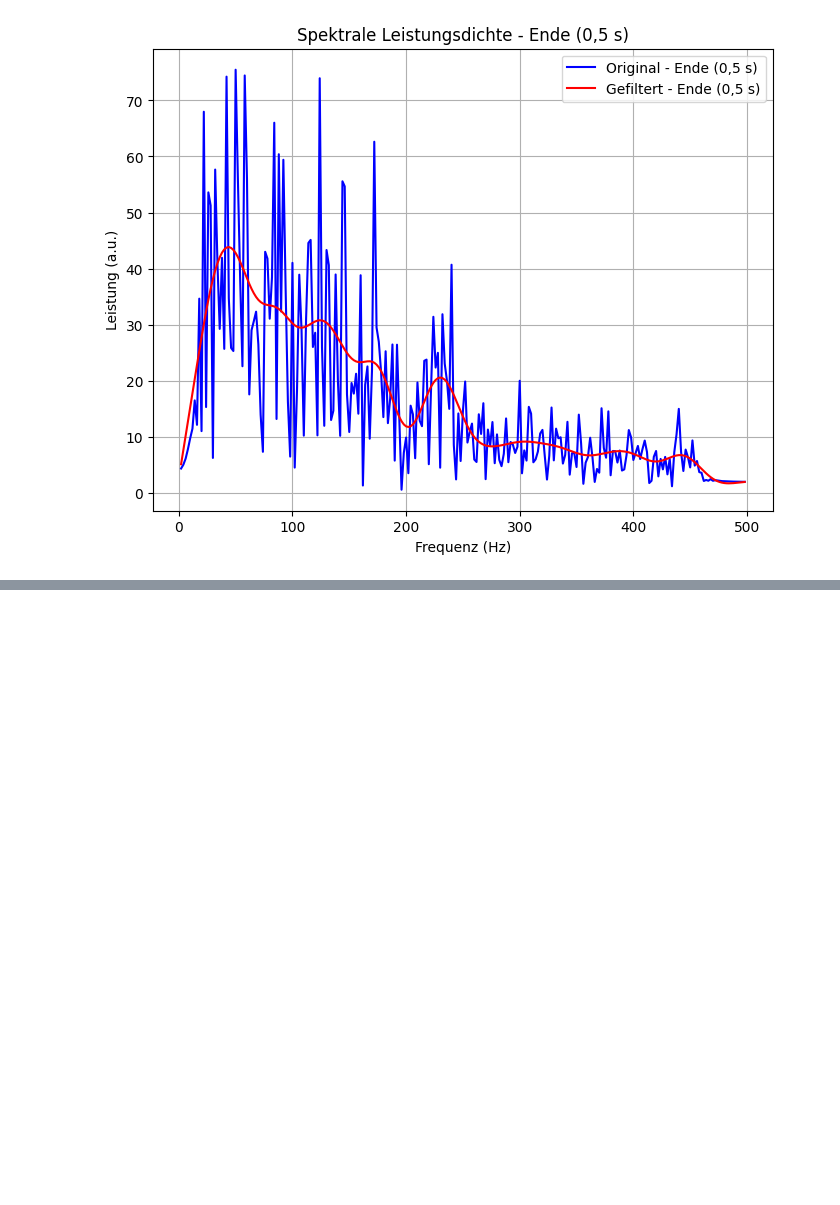
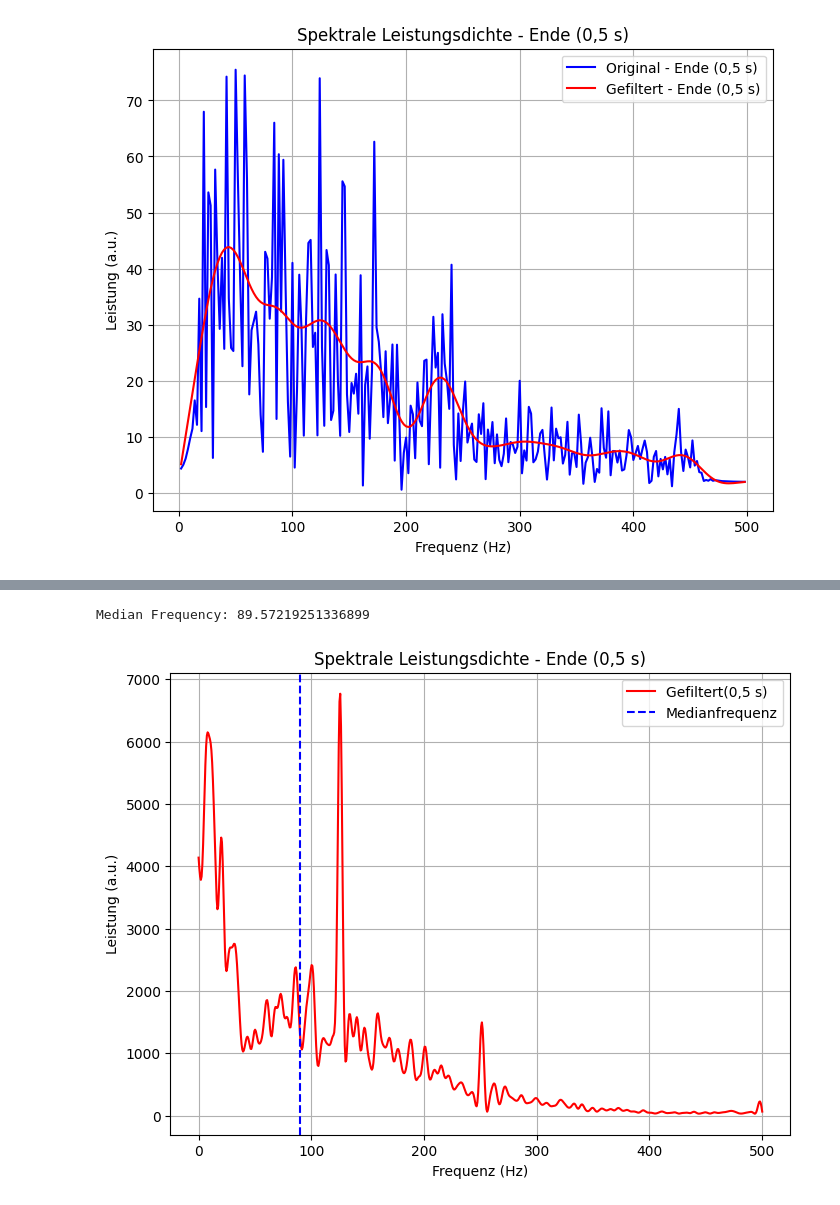
Before and after one commit to VPaulineC/Praktikum-3, a Jupyter notebook: MainCode3.ipynb, the cells around one changed output, grey strips where cells are left out. Saved outputs shown, nothing was run; the diff lists cells and outputs as text; code cells hidden in the pictures; blank space fills up the shorter version.

```diff
--- a/MainCode3.ipynb
+++ b/MainCode3.ipynb
@@ -634,0 +523,28 @@ plt.show()
+# %%
+from scipy.integrate import cumulative_trapezoid
+freqs = np.linspace(0, fs / 2, len(filtered_power))
+
+# Berechnung der Fläche unter der Kurve
+area = cumulative_trapezoid(filtered_power, freqs, initial=0)
+
+# Gesamte Leistung (Total Power)
+total_power = area[-1]
+
+# Medianfrequenz berechnen
+median_freq = freqs[np.where(area >= total_power / 2)[0][0]]
+
+print("Median Frequency:", median_freq)
+
+# plot mit medianfrequenz
+plt.figure(figsize=(8, 6))
+plt.plot(freqs, filtered_power, color='red', label='Gefiltert(0,5 s)')
+plt.axvline(median_freq, color='blue', linestyle='--', label='Medianfrequenz')
+plt.title('Spektrale Leistungsdichte - Ende (0,5 s)')
+plt.xlabel('Frequenz (Hz)')
+plt.ylabel('Leistung (a.u.)')
+plt.legend()
+plt.grid()
+plt.show()
+# %% [output]
+Median Frequency: 89.57219251336899
+[figure, added]
```
Also changed, not shown: parts of 21 cells of this notebook.
